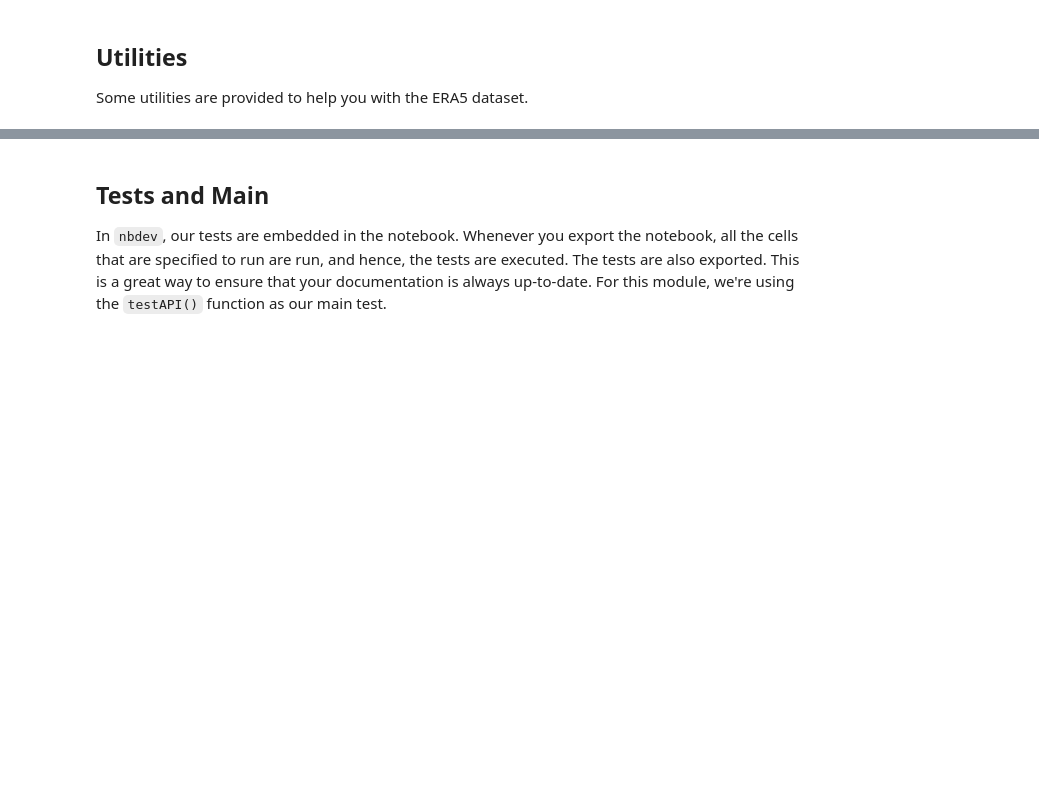
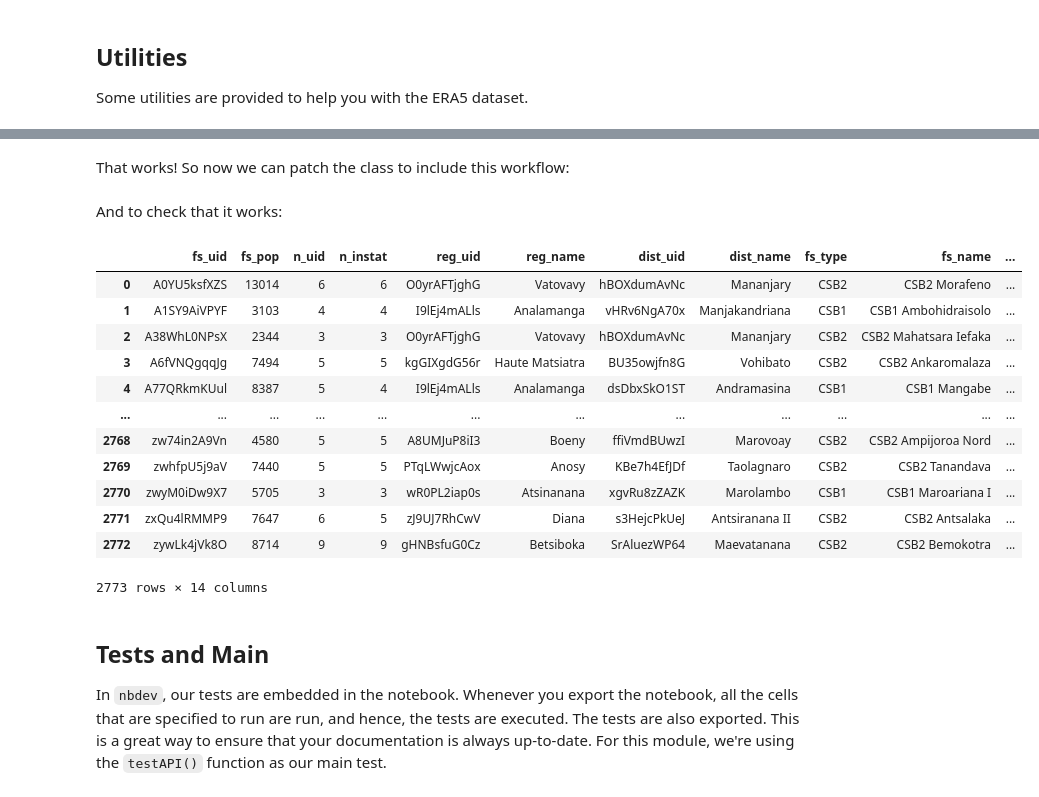
Before and after one commit to NSAPH-Data-Processing/era5_sandbox, a Jupyter notebook: notes/00_core.ipynb, the cells around one changed output, grey strips where cells are left out. Cells and saved outputs as stored; diff of their text form; code cells hidden in the pictures; blank space fills up the shorter version.

```diff
--- a/notes/00_core.ipynb
+++ b/notes/00_core.ipynb
@@ -71,0 +115,11 @@ def _create_directory_structure(
+# %%
+from hydra import initialize, compose
+from omegaconf import OmegaConf
+
+# unfortunately, we have to use the initialize function to load the config file
+# this is because the @hydra decorator does not work with Notebooks very well
+# this is a known issue with Hydra: https://gist.github.com/bdsaglam/586704a98336a0cf0a65a6e7c247d248
+#
+# just use the relative path from the notebook to the config dir
+with initialize(version_base=None, config_path="../conf"):
+    cfg = compose(config_name='config.yaml')
@@ -71,0 +153,2 @@ def _create_directory_structure(
+# %% [markdown]
+That works! So now we can patch the class to include this workflow:
@@ -72,3 +182,25 @@ def _create_directory_structure(
+# %% [markdown]
+And to check that it works:
+# %%
+driver = GoogleDriver(json_key_path=here() / cfg.GOOGLE_DRIVE_AUTH_JSON.path)
+drive = driver.get_drive()
+healthsheds = driver.read_healthsheds("healthsheds2022.zip")
+
+healthsheds.describe()
+# %% [output]
+|  | fs_uid | fs_pop | n_uid | n_instat | reg_uid | reg_name | dist_uid | dist_name | fs_type | fs_name | ... |
+| 0 | A0YU5ksfXZS | 13014 | 6 | 6 | O0yrAFTjghG | Vatovavy | hBOXdumAvNc | Mananjary | CSB2 | CSB2 Morafeno | ... |
+| 1 | A1SY9AiVPYF | 3103 | 4 | 4 | I9lEj4mALls | Analamanga | vHRv6NgA70x | Manjakandriana | CSB1 | CSB1 Ambohidraisolo | ... |
+| 2 | A38WhL0NPsX | 2344 | 3 | 3 | O0yrAFTjghG | Vatovavy | hBOXdumAvNc | Mananjary | CSB2 | CSB2 Mahatsara Iefaka | ... |
+| 3 | A6fVNQgqqJg | 7494 | 5 | 5 | kgGIXgdG56r | Haute Matsiatra | BU35owjfn8G | Vohibato | CSB2 | CSB2 Ankaromalaza | ... |
+| 4 | A77QRkmKUul | 8387 | 5 | 4 | I9lEj4mALls | Analamanga | dsDbxSkO1ST | Andramasina | CSB1 | CSB1 Mangabe | ... |
+| ... | ... | ... | ... | ... | ... | ... | ... | ... | ... | ... | ... |
+| 2768 | zw74in2A9Vn | 4580 | 5 | 5 | A8UMJuP8iI3 | Boeny | ffiVmdBUwzI | Marovoay | CSB2 | CSB2 Ampijoroa Nord | ... |
+| 2769 | zwhfpU5j9aV | 7440 | 5 | 5 | PTqLWwjcAox | Anosy | KBe7h4EfJDf | Taolagnaro | CSB2 | CSB2 Tanandava | ... |
+| 2770 | zwyM0iDw9X7 | 5705 | 3 | 3 | wR0PL2iap0s | Atsinanana | xgvRu8zZAZK | Marolambo | CSB1 | CSB1 Maroariana I | ... |
+| 2771 | zxQu4lRMMP9 | 7647 | 6 | 5 | zJ9UJ7RhCwV | Diana | s3HejcPkUeJ | Antsiranana II | CSB2 | CSB2 Antsalaka | ... |
+| 2772 | zywLk4jVk8O | 8714 | 9 | 9 | gHNBsfuG0Cz | Betsiboka | SrAluezWP64 | Maevatanana | CSB2 | CSB2 Bemokotra | ... |
+2773 rows × 14 columns
 # %% [markdown]
 ## Tests and Main
 
```
Also changed, not shown: parts of 11 cells of this notebook, 9 other files.
